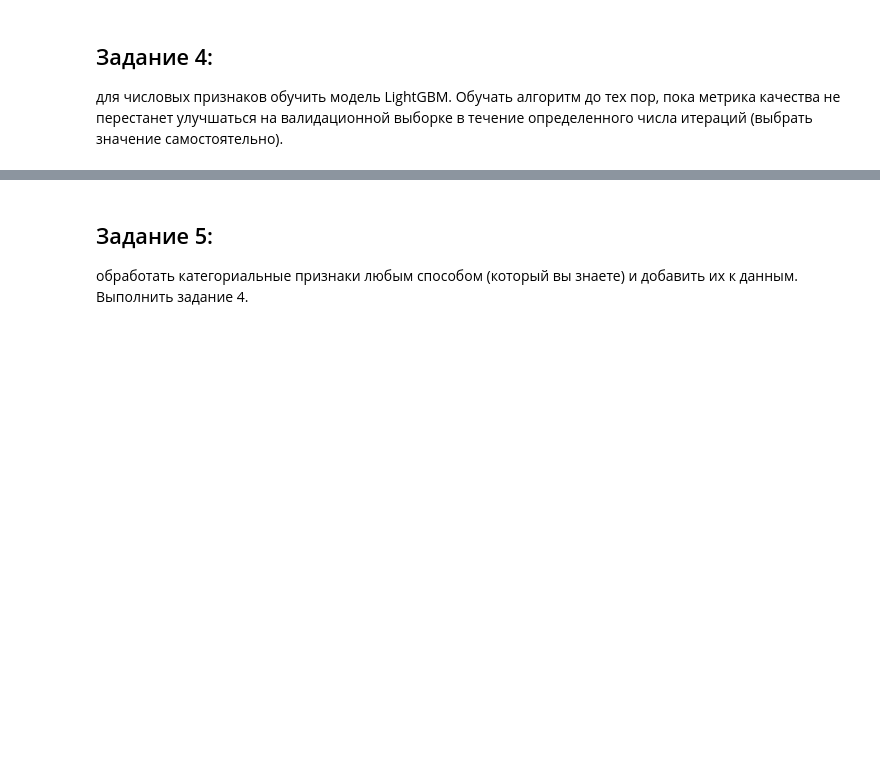
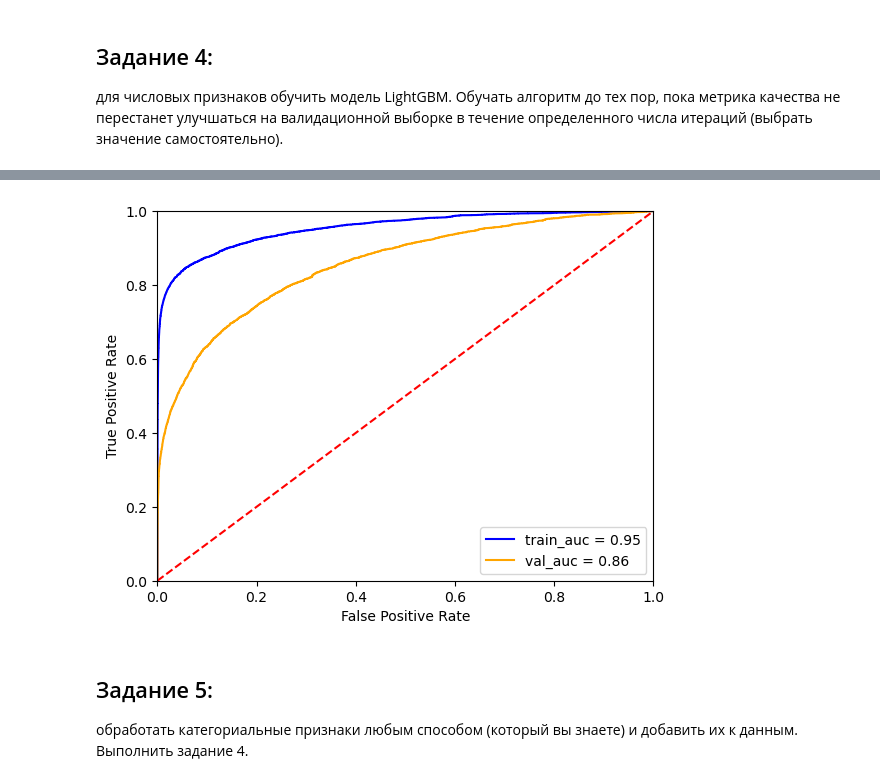
Before and after one commit to evelisko/GB_SDA_Kaggle, a Jupyter notebook: Lesson 2/HW_kaggle_Lesson_2.ipynb, the cells around one changed output, grey strips where cells are left out. Saved outputs shown, nothing was run; the diff lists cells and outputs as text; code cells hidden in the pictures; blank space fills up the shorter version.

```diff
--- a/Lesson 2/HW_kaggle_Lesson_2.ipynb
+++ b/Lesson 2/HW_kaggle_Lesson_2.ipynb
@@ -477,7 +475,9 @@ Training until validation scores don't improve for 50 rounds
 Early stopping, best iteration is:
 [79]    training's auc: 0.954433        valid_1's auc: 0.855132
 # %%
-draw_roc_auc(lgb_model_1, lgb_dtrain_1, lgb_dvalid_1, y_valid, y_train)
+draw_roc_auc(lgb_model_1, x_data_train_num, x_data_test_num, y_train, y_valid)
+# %% [output]
+[figure, added]
 # %% [markdown]
 ## Задание 5:
 обработать категориальные признаки любым способом (который вы знаете) и добавить их к данным. Выполнить задание 4.
```
Also changed, not shown: parts of 26 cells of this notebook.
